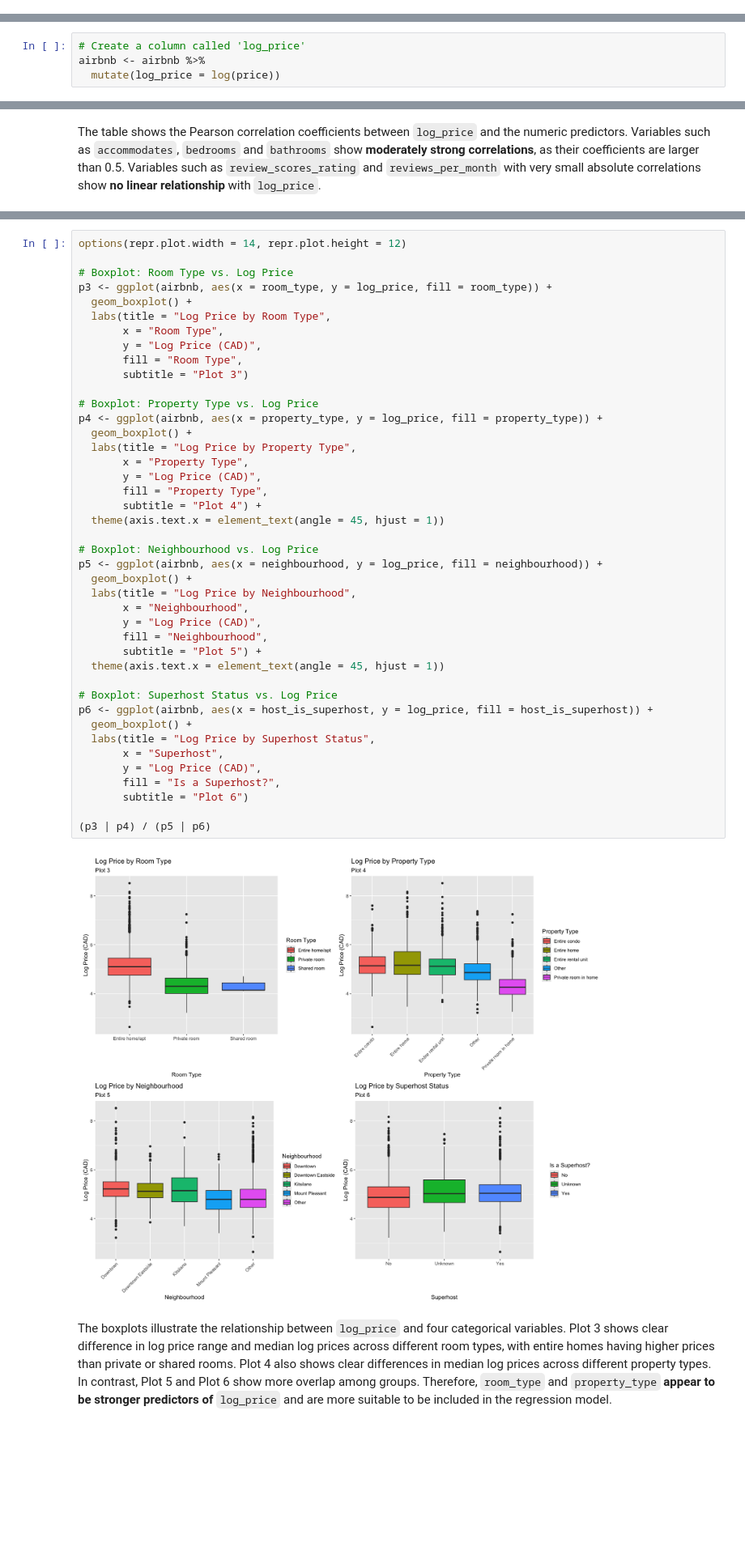
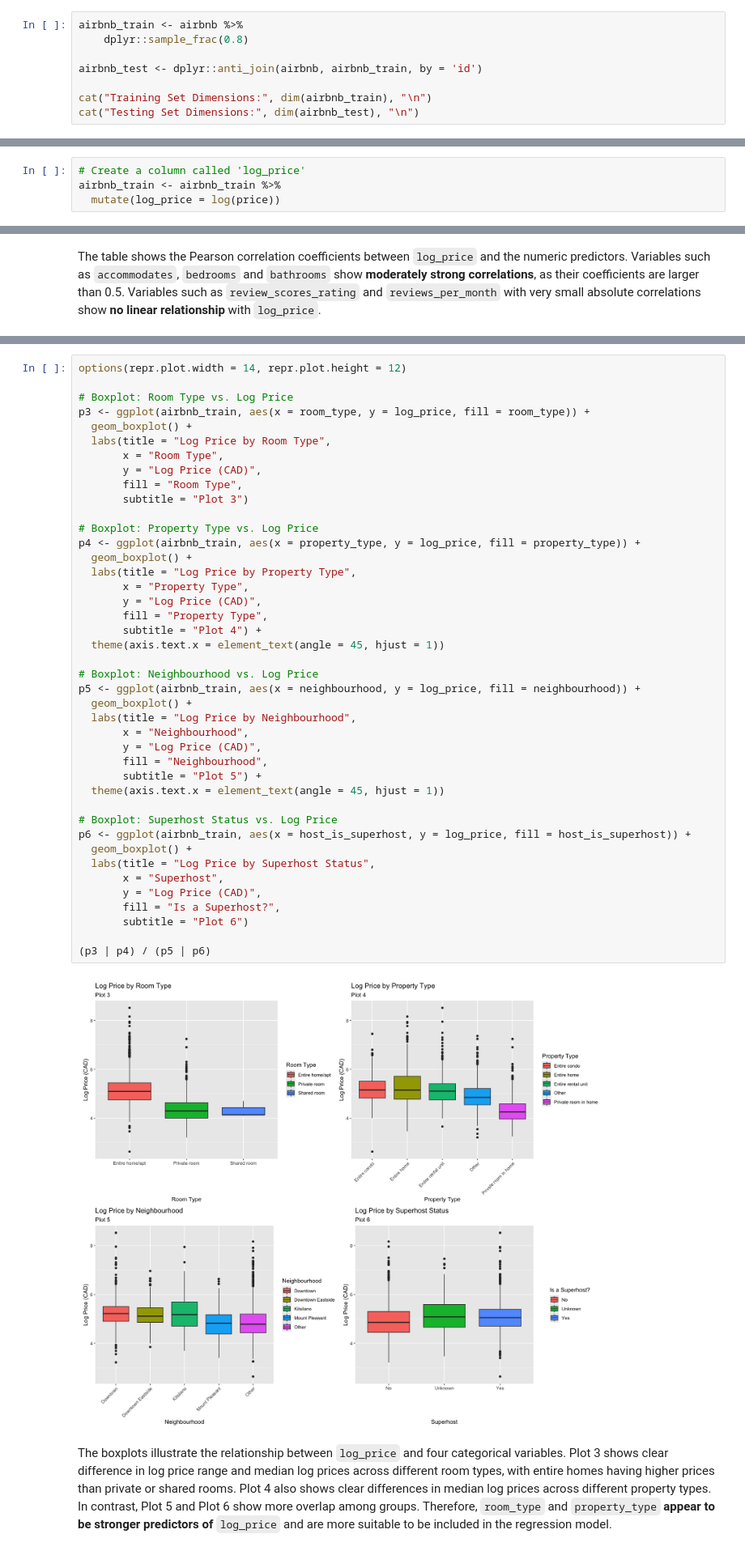
Before and after one commit to UBC-DSCI-310-2025W2/dsci-310-group-01-jet2holiday, a Jupyter notebook: src/airbnb_price_analysis.ipynb, the cells around one changed output, grey strips where cells are left out. Shown at 81% size. Cells and saved outputs as stored; diff of their text form; blank space fills up the shorter version.

```diff
--- a/src/airbnb_price_analysis.ipynb
+++ b/src/airbnb_price_analysis.ipynb
@@ -135,0 +154,8 @@ A tibble: 6 x 12
+# %%
+airbnb_train <- airbnb %>%
+    dplyr::sample_frac(0.8)
+
+airbnb_test <- dplyr::anti_join(airbnb, airbnb_train, by = 'id')
+
+cat("Training Set Dimensions:", dim(airbnb_train), "\n")
+cat("Testing Set Dimensions:", dim(airbnb_test), "\n")
@@ -149,7 +182,7 @@ p1
 Since the distribution of `price` is extremely right-skewed, we apply a log transformation and use **log-transformed price** `log_price` in the regression analysis to improve normality and stabilize variance.
 # %%
 # Create a column called 'log_price'
-airbnb <- airbnb %>%
+airbnb_train <- airbnb_train %>%
   mutate(log_price = log(price))
 # %%
 options(repr.plot.width = 6, repr.plot.height = 5)
@@ -195,7 +233,7 @@ The table shows the Pearson correlation coefficients between `log_price` and the
 options(repr.plot.width = 14, repr.plot.height = 12)
 
 # Boxplot: Room Type vs. Log Price
-p3 <- ggplot(airbnb, aes(x = room_type, y = log_price, fill = room_type)) +
+p3 <- ggplot(airbnb_train, aes(x = room_type, y = log_price, fill = room_type)) +
   geom_boxplot() +
   labs(title = "Log Price by Room Type",
        x = "Room Type",
@@ -204,37 +242,37 @@ p3 <- ggplot(airbnb, aes(x = room_type, y = log_price, fill = room_type)) +
        subtitle = "Plot 3")
 
 # Boxplot: Property Type vs. Log Price
-p4 <- ggplot(airbnb, aes(x = property_type, y = log_price, fill = property_type)) +
+p4 <- ggplot(airbnb_train, aes(x = property_type, y = log_price, fill = property_type)) +
   geom_boxplot() +
   labs(title = "Log Price by Property Type",
        x = "Property Type",
        y = "Log Price (CAD)",
        fill = "Property Type",
        subtitle = "Plot 4") +
   theme(axis.text.x = element_text(angle = 45, hjust = 1))
 
 # Boxplot: Neighbourhood vs. Log Price
-p5 <- ggplot(airbnb, aes(x = neighbourhood, y = log_price, fill = neighbourhood)) +
+p5 <- ggplot(airbnb_train, aes(x = neighbourhood, y = log_price, fill = neighbourhood)) +
   geom_boxplot() +
   labs(title = "Log Price by Neighbourhood",
        x = "Neighbourhood",
        y = "Log Price (CAD)",
        fill = "Neighbourhood",
        subtitle = "Plot 5") +
   theme(axis.text.x = element_text(angle = 45, hjust = 1))
 
 # Boxplot: Superhost Status vs. Log Price
-p6 <- ggplot(airbnb, aes(x = host_is_superhost, y = log_price, fill = host_is_superhost)) +
+p6 <- ggplot(airbnb_train, aes(x = host_is_superhost, y = log_price, fill = host_is_superhost)) +
   geom_boxplot() +
   labs(title = "Log Price by Superhost Status",
        x = "Superhost",
        y = "Log Price (CAD)",
        fill = "Is a Superhost?",
        subtitle = "Plot 6")
 
 (p3 | p4) / (p5 | p6)
 # %% [output]
-[figure, old version]
+[figure, new version]
 # %% [markdown]
 The boxplots illustrate the relationship between `log_price` and four categorical variables. Plot 3 shows clear difference in log price range and median log prices across different room types, with entire homes having higher prices than private or shared rooms. Plot 4 also shows clear differences in median log prices across different property types. In contrast, Plot 5 and Plot 6 show more overlap among groups. Therefore, `room_type` and `property_type` **appear to be stronger predictors of** `log_price` and are more suitable to be included in the regression model.
 # %% [markdown]
```
Also changed, not shown: parts of 31 cells of this notebook.
